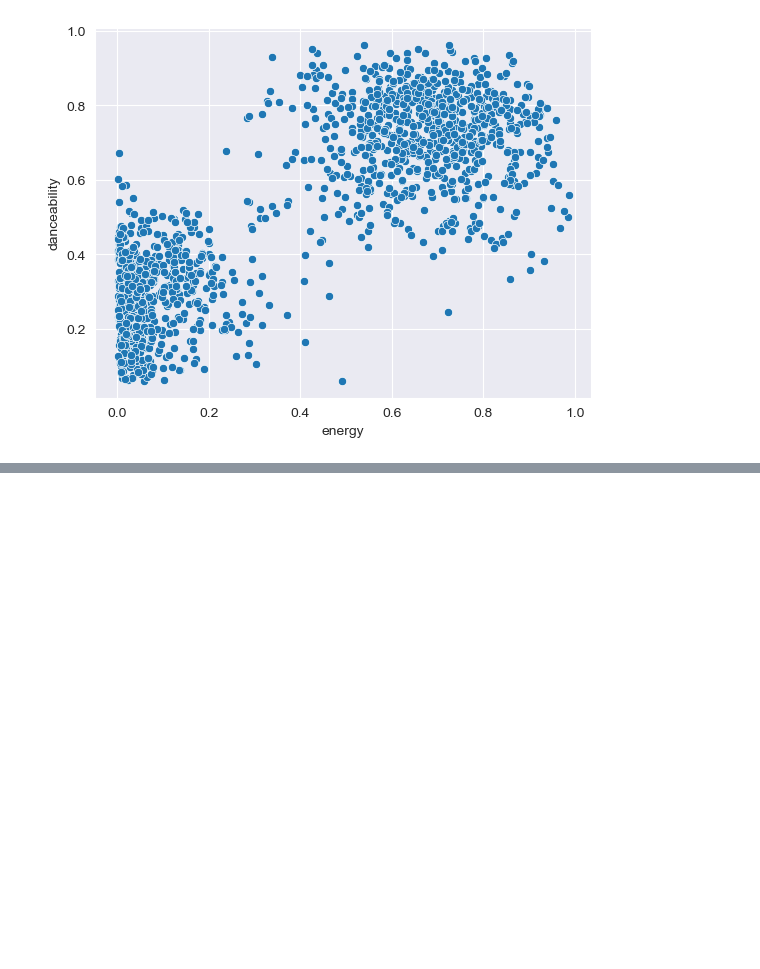
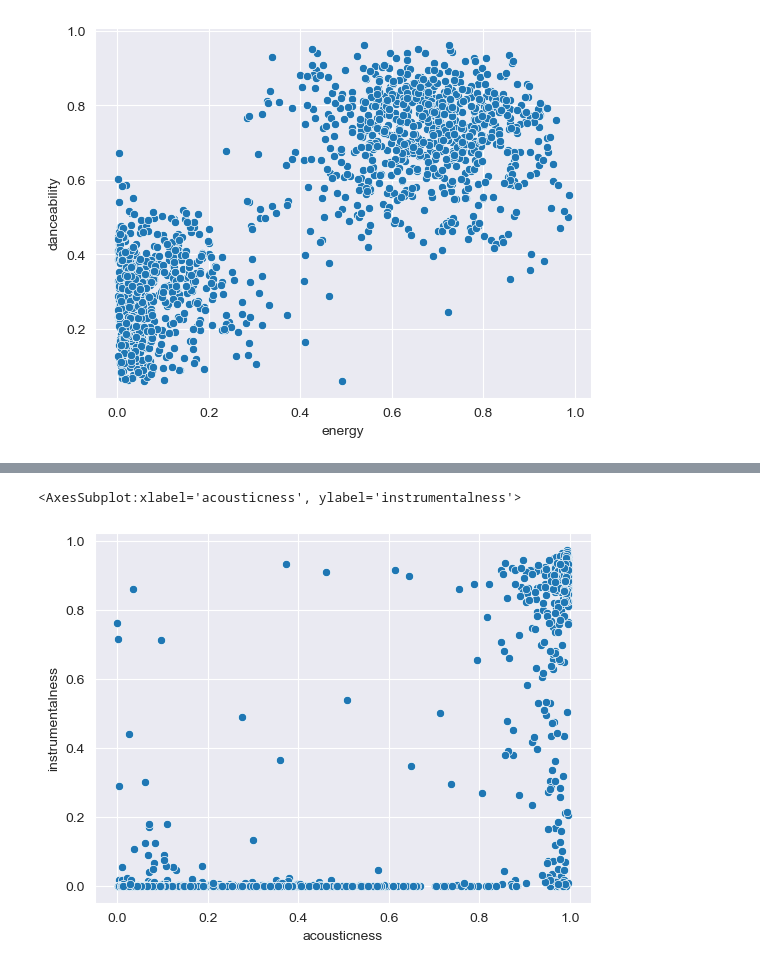
Before and after one commit to elFleppo/CDS-SpotipyProject, a Jupyter notebook: JupyterNotebook/SportifyProject.ipynb, the cells around one changed output, grey strips where cells are left out. Cells and saved outputs as stored; diff of their text form; code cells hidden in the pictures; blank space fills up the shorter version.

```diff
--- a/JupyterNotebook/SportifyProject.ipynb
+++ b/JupyterNotebook/SportifyProject.ipynb
@@ -274,2 +308,5 @@ sns.scatterplot(data=allAudioFeatures, x="energy", y="loudness")
 # %%
-sns.scatterplot(data=allAudioFeatures, x="tempo", y="danceability")
+sns.scatterplot(data=allAudioFeatures, x="acousticness", y="instrumentalness")
+# %% [output]
+<AxesSubplot:xlabel='acousticness', ylabel='instrumentalness'>
+[figure, added]
```
Also changed, not shown: parts of 35 cells of this notebook.
